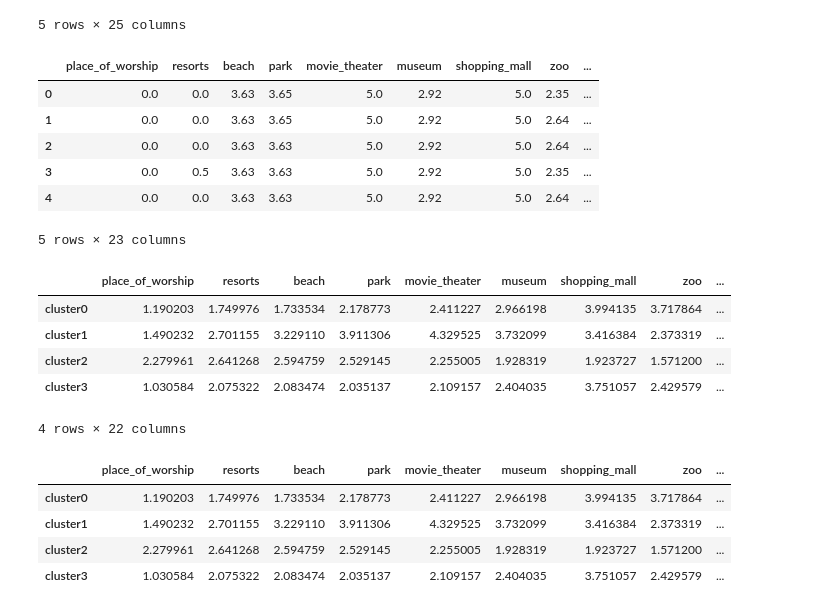
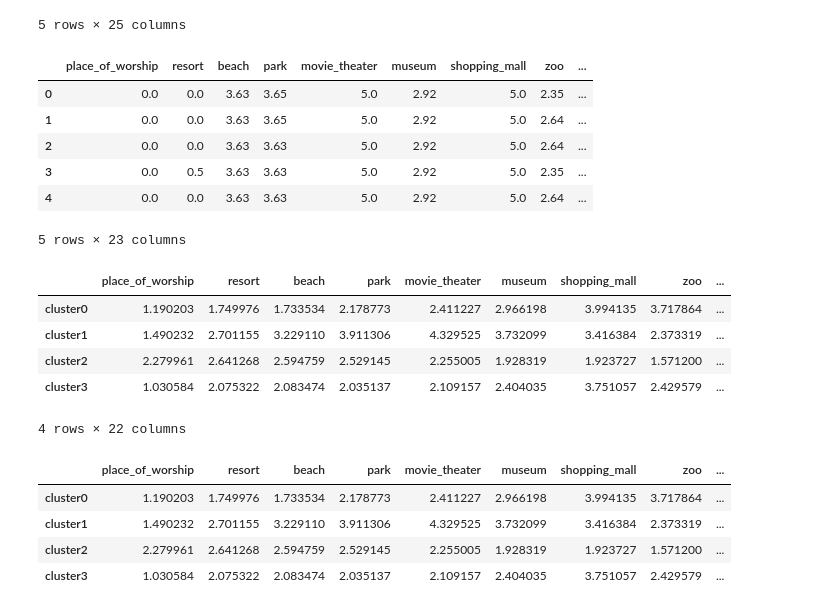
Before and after one commit to juanitacosmica/FinalProject_RoadTrippr, a Jupyter notebook: recommendation_engine/ClusterAvgValues.ipynb, the cells around one changed output. Saved outputs shown, nothing was run; the diff lists cells and outputs as text; code cells hidden in the pictures.

```diff
--- a/recommendation_engine/ClusterAvgValues.ipynb
+++ b/recommendation_engine/ClusterAvgValues.ipynb
@@ -24,30 +24,33 @@ cluster_ratings.head()
 # %%
 #Clean the data
 
 # Rename columns to appropriate place `type`
 
 cluster_ratings = cluster_ratings.rename({'churches': 'place_of_worship',
+                                                 'resorts': 'resort',
                                                  'beaches': 'beach',
                                                  'parks': 'park',
                                                  'theatres': 'movie_theater',
                                                  'museums': 'museum',
                                                  'malls': 'shopping_mall',
                                                  'restaurants': 'restaurant',
                                                  'pubs-bars': 'bar',
                                                  'art-galleries': 'art_gallery',
                                                  'dance-clubs': 'night_club',
                                                  'gyms': 'gym',
+                                                 'beauty-spas': 'beauty-hair-spa',
                                                  'bakeries': 'bakery',
-                                                 'cafes': 'cafe'
+                                                 'cafes': 'cafe',
+                                                 'monuments': 'monument'
                                                  }, axis=1)
 
 #Drop 5-cluster
 cluster_ratings = cluster_ratings.drop('user_id', axis=1)
 cluster_ratings = cluster_ratings.drop('Clusters5', axis=1)
 
 cluster_ratings.head(5)
 # %% [output]
-|  | place_of_worship | resorts | beach | park | movie_theater | museum | shopping_mall | zoo | ... |
+|  | place_of_worship | resort | beach | park | movie_theater | museum | shopping_mall | zoo | ... |
 | 0 | 0.0 | 0.0 | 3.63 | 3.65 | 5.0 | 2.92 | 5.0 | 2.35 | ... |
 | 1 | 0.0 | 0.0 | 3.63 | 3.65 | 5.0 | 2.92 | 5.0 | 2.64 | ... |
 | 2 | 0.0 | 0.0 | 3.63 | 3.63 | 5.0 | 2.92 | 5.0 | 2.64 | ... |
@@ -66,7 +69,7 @@ weight = weight.rename(index={0: "cluster0", 1: "cluster1", 2: "cluster2", 3:"cl
 weight = weight.drop(labels='Clusters4', axis=1)
 weight.head()
 # %% [output]
-|  | place_of_worship | resorts | beach | park | movie_theater | museum | shopping_mall | zoo | ... |
+|  | place_of_worship | resort | beach | park | movie_theater | museum | shopping_mall | zoo | ... |
 | cluster0 | 1.190203 | 1.749976 | 1.733534 | 2.178773 | 2.411227 | 2.966198 | 3.994135 | 3.717864 | ... |
 | cluster1 | 1.490232 | 2.701155 | 3.229110 | 3.911306 | 4.329525 | 3.732099 | 3.416384 | 2.373319 | ... |
 | cluster2 | 2.279961 | 2.641268 | 2.594759 | 2.529145 | 2.255005 | 1.928319 | 1.923727 | 1.571200 | ... |
@@ -75,7 +78,7 @@ weight.head()
 # %%
 weight.style.background_gradient(cmap='YlGn', high=2)
 # %% [output]
-|  | place_of_worship | resorts | beach | park | movie_theater | museum | shopping_mall | zoo | ... |
+|  | place_of_worship | resort | beach | park | movie_theater | museum | shopping_mall | zoo | ... |
 | cluster0 | 1.190203 | 1.749976 | 1.733534 | 2.178773 | 2.411227 | 2.966198 | 3.994135 | 3.717864 | ... |
 | cluster1 | 1.490232 | 2.701155 | 3.229110 | 3.911306 | 4.329525 | 3.732099 | 3.416384 | 2.373319 | ... |
 | cluster2 | 2.279961 | 2.641268 | 2.594759 | 2.529145 | 2.255005 | 1.928319 | 1.923727 | 1.571200 | ... |
```
Also changed, not shown: 3 other files.
